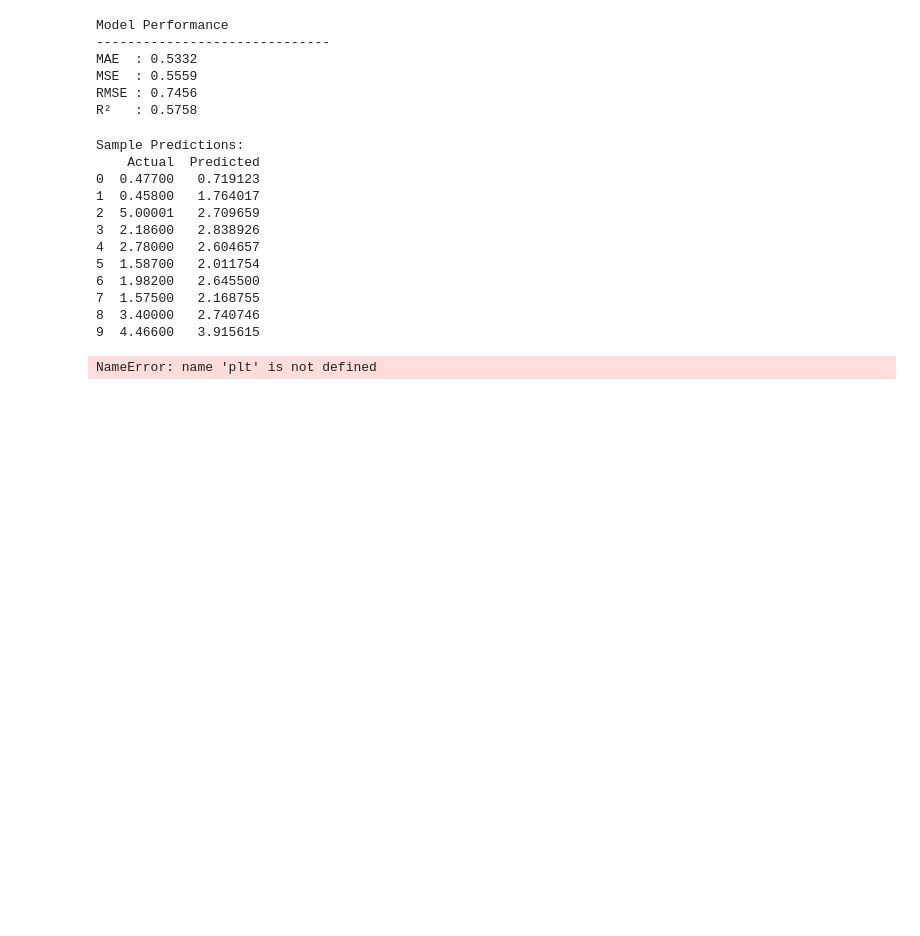
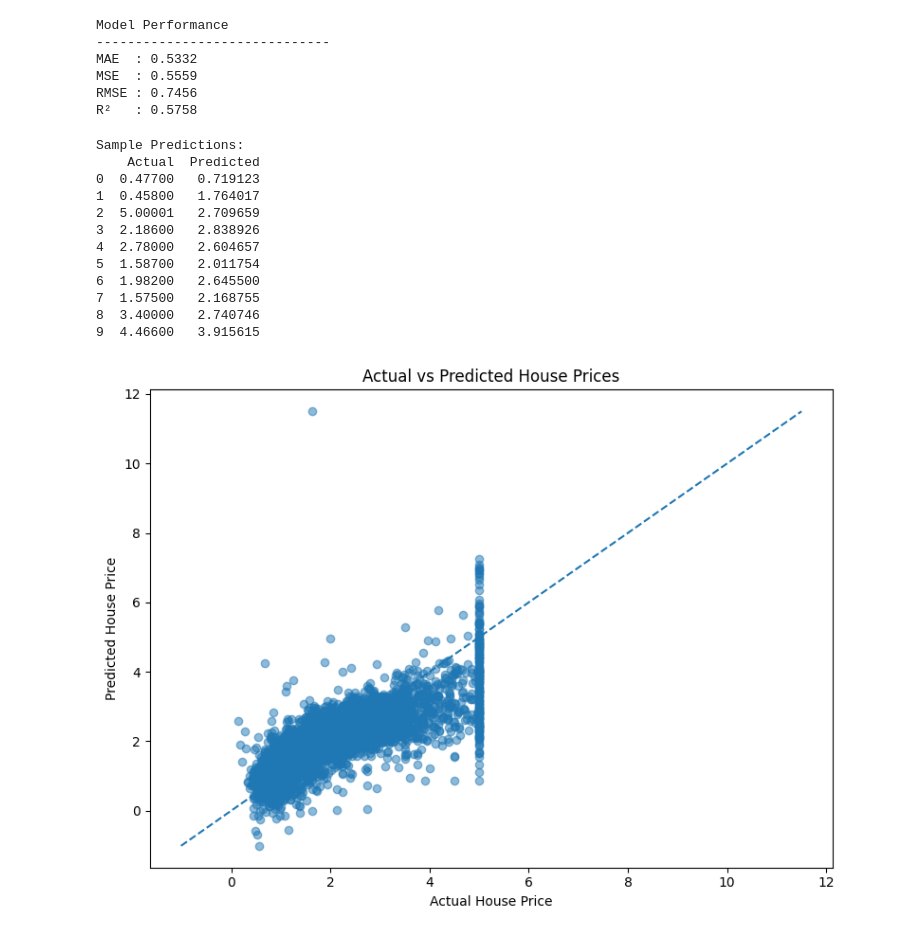
Before and after one commit to build-with-shivam/machine-learning-from-scratch, a Jupyter notebook: day-02-linear-regression/notebook.ipynb, the cells around one changed output. Drawn from its saved outputs; the diff is of its cells as text; code cells hidden in the pictures; blank space fills up the shorter version.

```diff
--- a/day-02-linear-regression/notebook.ipynb
+++ b/day-02-linear-regression/notebook.ipynb
@@ -161,39 +162,29 @@ Sample Predictions:
 # %%
 # visualize results
 
+from matplotlib import pyplot as plt
 plt.figure(figsize=(8, 6))
 
 plt.scatter(
     y_test,
     y_pred,
     alpha=0.5,
 )
 
 plt.xlabel("Actual House Price")
 plt.ylabel("Predicted House Price")
 plt.title("Actual vs Predicted House Prices")
 
 # Perfect prediction reference line
 min_value = min(y_test.min(), y_pred.min())
 max_value = max(y_test.max(), y_pred.max())
 
 plt.plot(
     [min_value, max_value],
     [min_value, max_value],
     linestyle="--",
 )
 
 plt.tight_layout()
-
-plot_file = OUTPUT_DIR / "actual_vs_predicted.png"
-
-plt.savefig(plot_file)
-
-plt.show()
-
-print(f"Plot saved to: {plot_file}")
-
-
-print("\nHouse Price Prediction completed successfully! 🚀")
 # %% [output]
-NameError: name 'plt' is not defined
+[figure, added]
```
Also changed, not shown: parts of 3 cells of this notebook.
